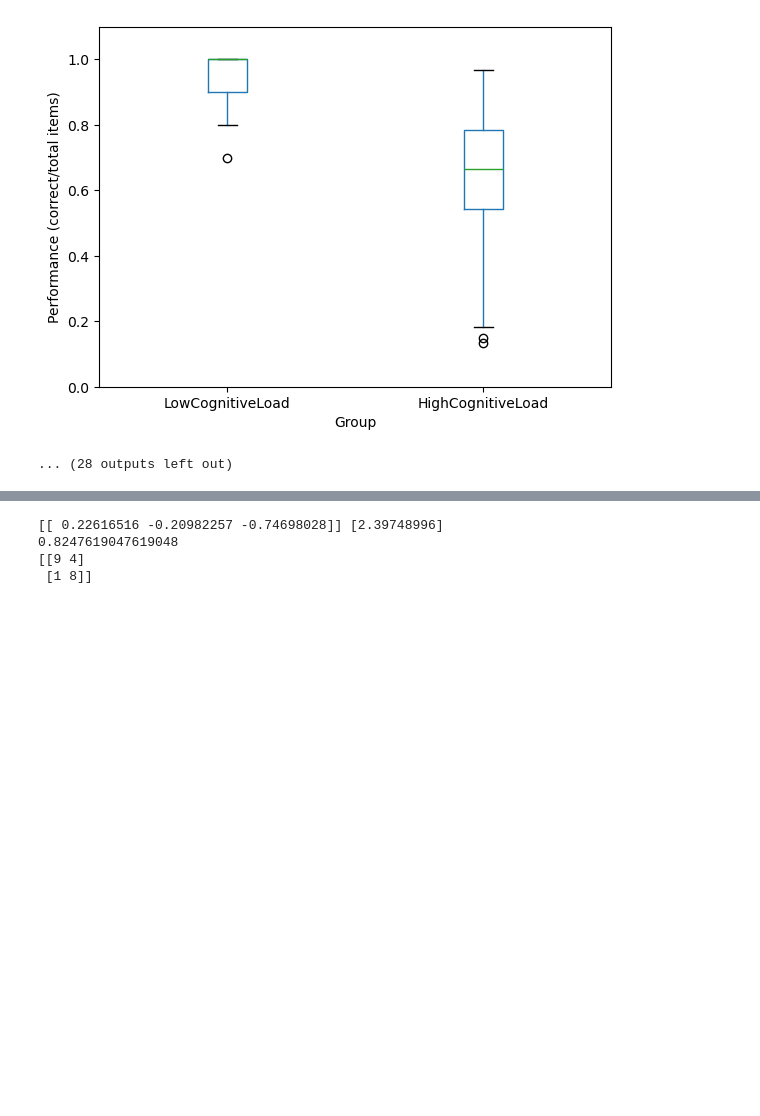
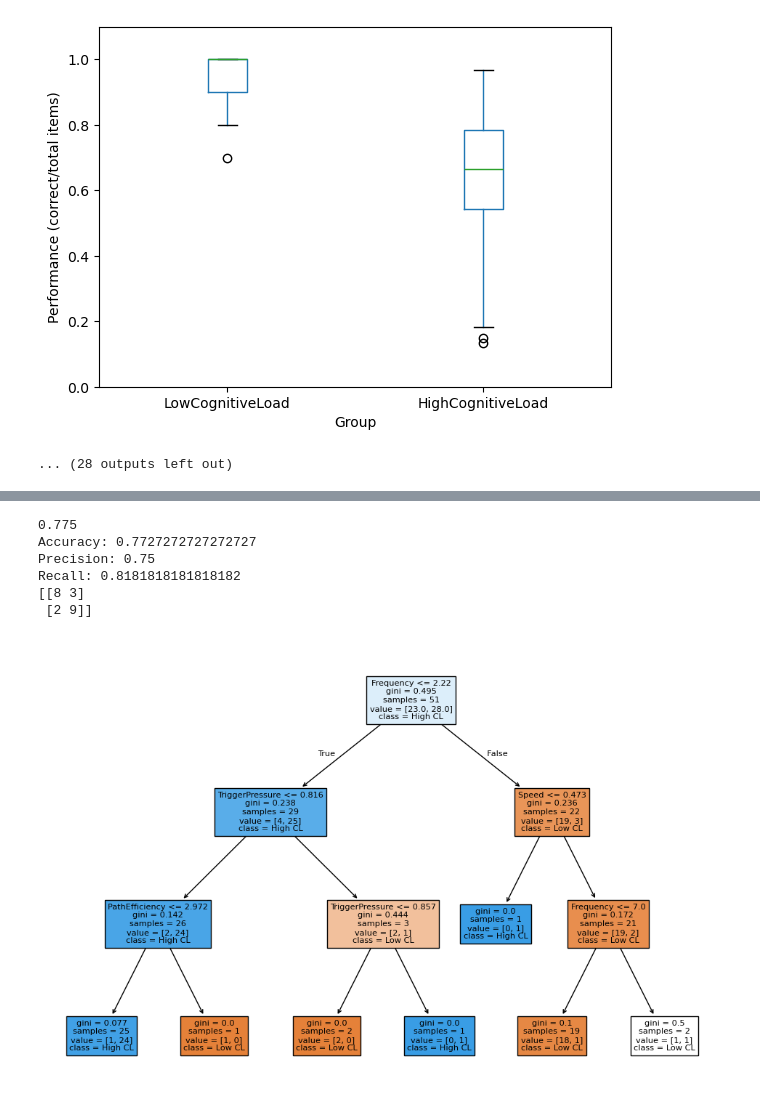
Before and after one commit to benjaminspringer98/master-thesis, a Jupyter notebook: MainExperiment.ipynb, the cells around one changed output, grey strips where cells are left out. Drawn from its saved outputs; the diff is of its cells as text; code cells hidden in the pictures; blank space fills up the shorter version.

```diff
--- a/MainExperiment.ipynb
+++ b/MainExperiment.ipynb
@@ -853,15 +845,38 @@ print(confusion_matrix(y_test, y_pred))
-# %%
-logistic_classifier = LogisticRegression()
-logistic_classifier = logistic_classifier.fit(X_train, y_train)
-y_pred = logistic_classifier.predict(X_test)
-#print(classification_report(y_test,y_pred))
-print(logistic_classifier.coef_, logistic_classifier.intercept_)
-
-scores = cross_val_score(logistic_classifier, X, y, cv=5)
-print(scores.mean())
-print(confusion_matrix(y_test, y_pred))
-# %% [output]
-[[ 0.22616516 -0.20982257 -0.74698028]] [2.39748996]
-0.8247619047619048
-[[9 4]
- [1 8]]
+# %%
+nasa_tlx_mean = df['NASA-TLX'].mean()
+df['Label'] = df['NASA-TLX'].apply(lambda x: 0 if x < nasa_tlx_mean else 1)
+
+X = df[['Speed', 'TriggerPressure', 'Frequency', 'PathEfficiency']]
+y = participants_df['Label']
+
+X_train, X_test, y_train, y_test = train_test_split(X, y, test_size=0.30, random_state=2)
+
+clf = DecisionTreeClassifier(max_depth=3)
+
+scores = cross_val_score(clf, X, y, cv=10)
+print(scores.mean())
+
+clf = clf.fit(X_train,y_train)
+
+y_pred = clf.predict(X_test)
+
+accuracy = metrics.accuracy_score(y_test, y_pred)
+precision = metrics.precision_score(y_test, y_pred)
+recall = metrics.recall_score(y_test, y_pred)
+print(f'Accuracy: {accuracy}')
+print(f'Precision: {precision}')
+print(f'Recall: {recall}')
+
+print(confusion_matrix(y_test, y_pred))
+
+plt.figure(figsize=(12,8))
+plot_tree(clf, filled=True, feature_names=['Speed', 'TriggerPressure', 'Frequency', 'PathEfficiency'], class_names=['Low CL', 'High CL'])
+plt.show()
+# %% [output]
+0.775
+Accuracy: 0.7727272727272727
+Precision: 0.75
+Recall: 0.8181818181818182
+[[8 3]
+ [2 9]]
+[figure, added]
```
Also changed, not shown: parts of 1 cell of this notebook.
